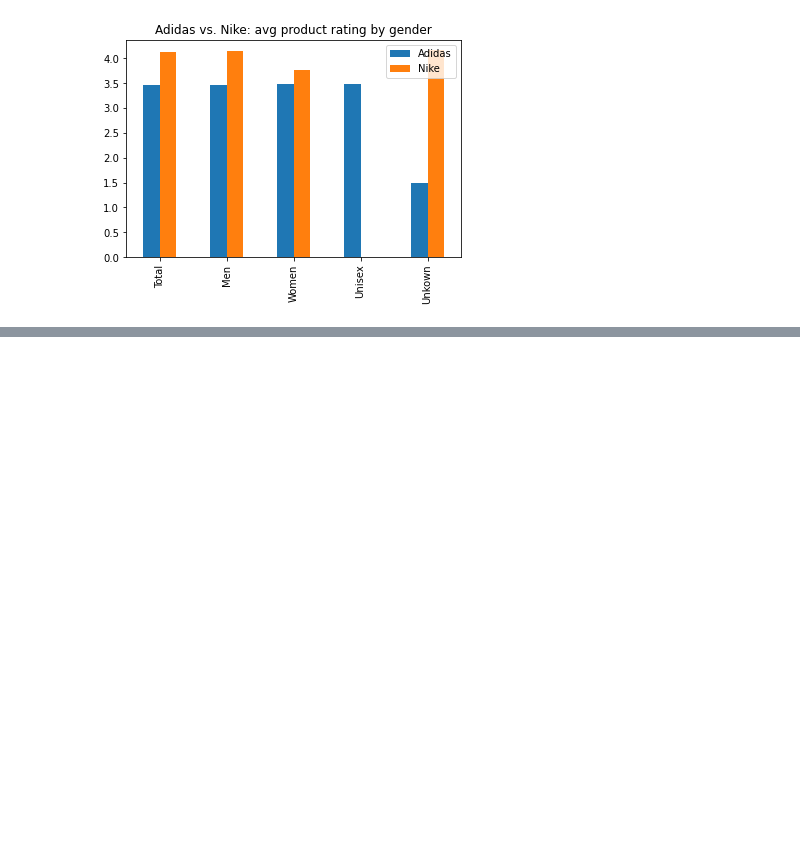
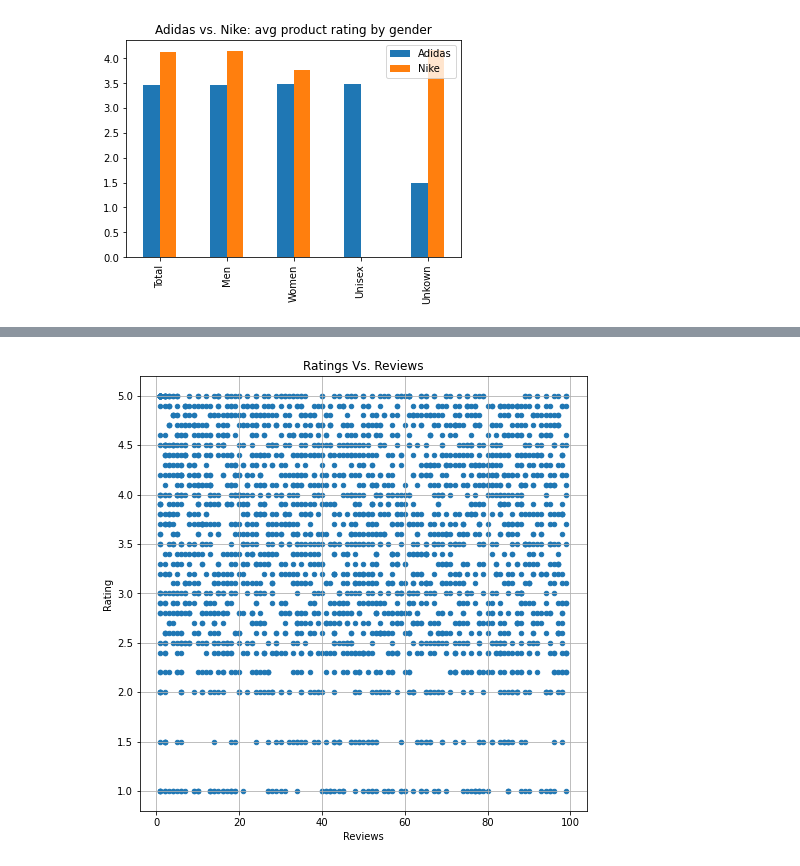
Before and after one commit to abgarberpaul/Nike-vs-Adidas, a Jupyter notebook: AB_Data_Exploration.ipynb, the cells around one changed output, grey strips where cells are left out. Drawn from its saved outputs; the diff is of its cells as text; code cells hidden in the pictures; blank space fills up the shorter version.

```diff
--- a/AB_Data_Exploration.ipynb
+++ b/AB_Data_Exploration.ipynb
@@ -293,0 +295,7 @@ Text(0.5, 1.0, 'Adidas vs. Nike: avg product rating by gender')
+# %%
+# Create scatter plot for reviews vs rating
+sandbox.plot(kind="scatter", x="Reviews", y="Rating", grid=True, figsize=(8,8),
+              title="Ratings Vs. Reviews")
+plt.show()
+# %% [output]
+[figure, added]
```
Also changed, not shown: parts of 5 cells of this notebook.
